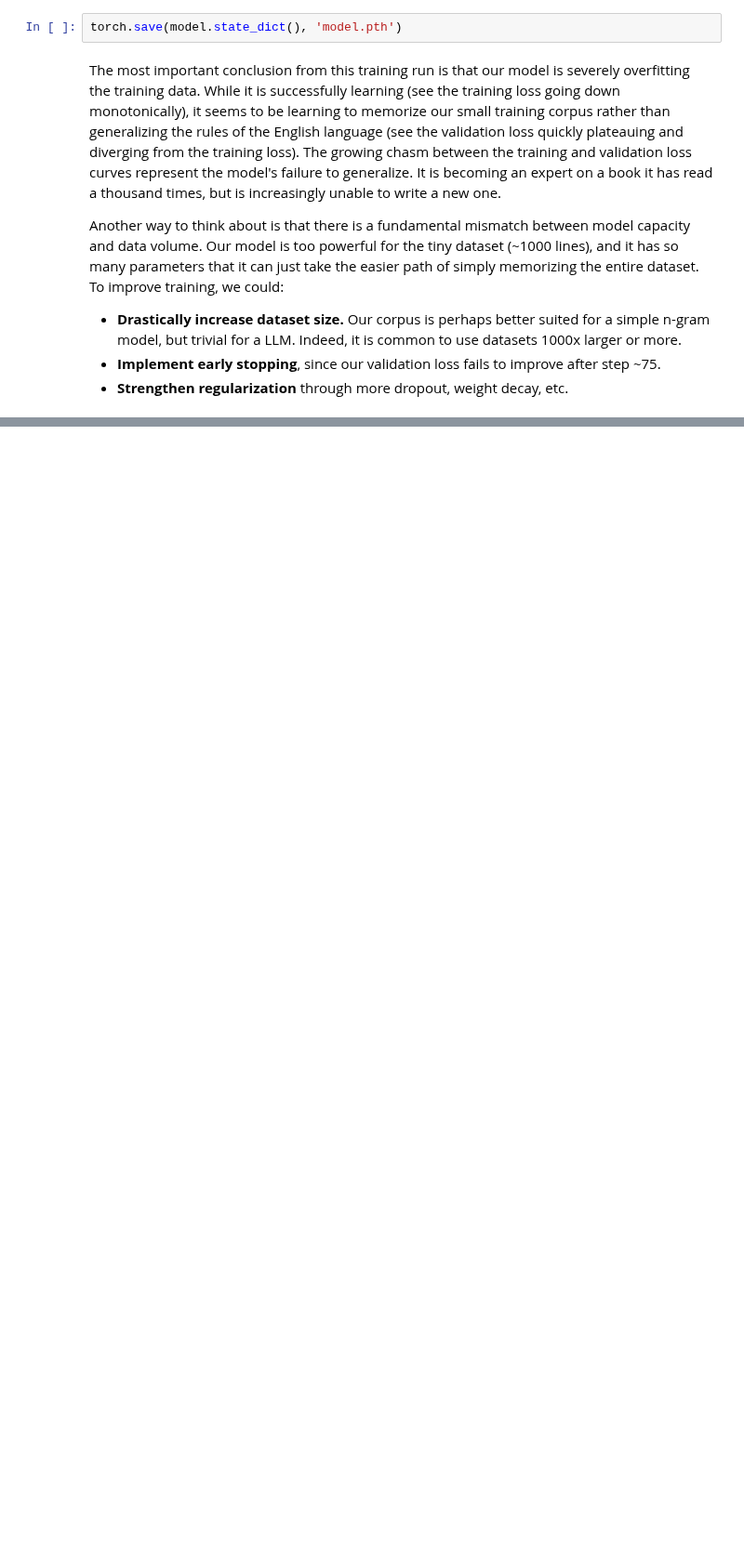
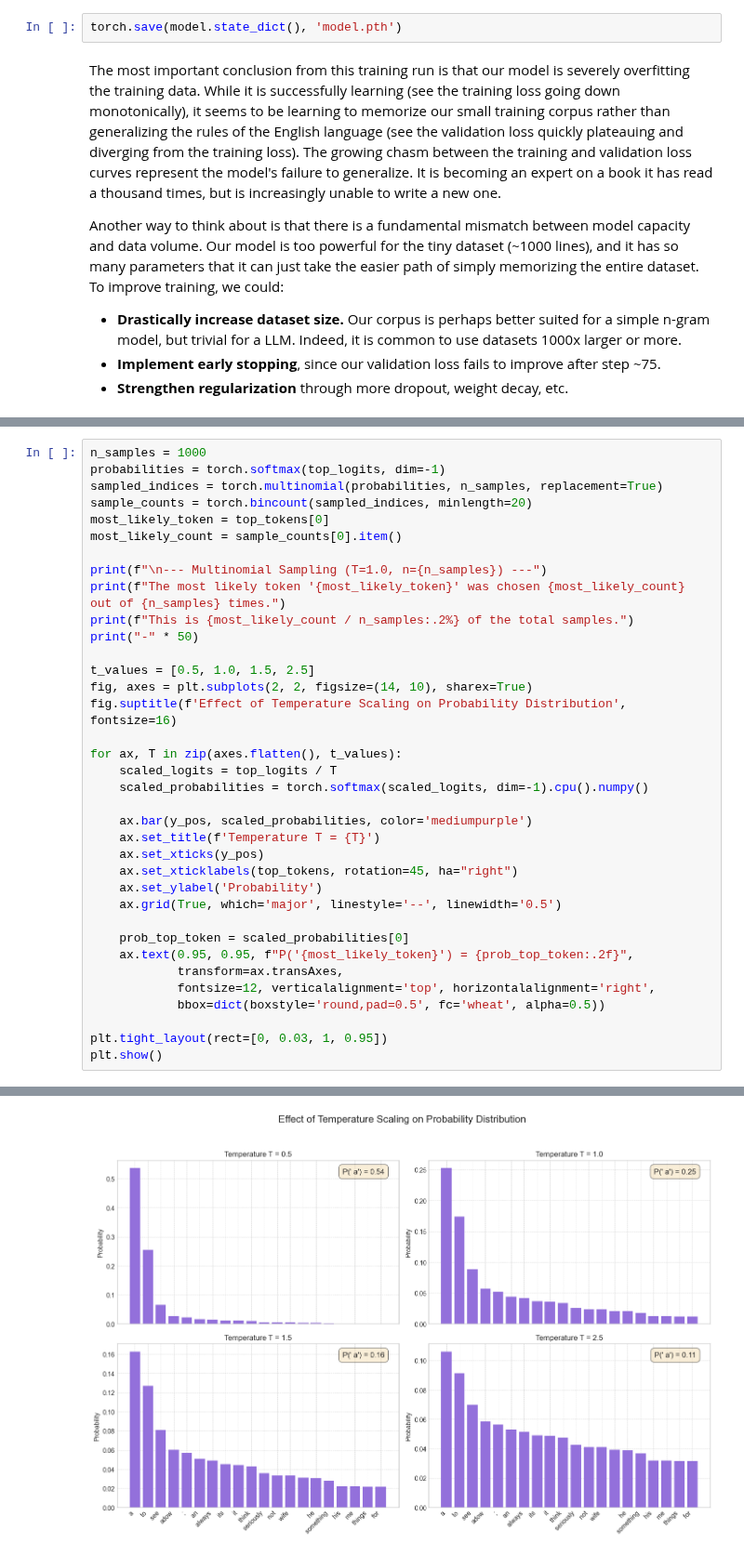
Before and after one commit to roodriigoooo/llm_deepdive, a Jupyter notebook: LLM/stage2/notebooks/pretraining.ipynb, the cells around one changed output, grey strips where cells are left out. Shown at 93% size. Drawn from its saved outputs; the diff is of its cells as text; blank space fills up the shorter version.

Commit message:
temperature scaling

```diff
--- a/LLM/stage2/notebooks/pretraining.ipynb
+++ b/LLM/stage2/notebooks/pretraining.ipynb
@@ -669,0 +744,37 @@ Another way to think about is that there is a fundamental mismatch between model
+# %%
+n_samples = 1000
+probabilities = torch.softmax(top_logits, dim=-1)
+sampled_indices = torch.multinomial(probabilities, n_samples, replacement=True)
+sample_counts = torch.bincount(sampled_indices, minlength=20)
+most_likely_token = top_tokens[0]
+most_likely_count = sample_counts[0].item()
+
+print(f"\n--- Multinomial Sampling (T=1.0, n={n_samples}) ---")
+print(f"The most likely token '{most_likely_token}' was chosen {most_likely_count} out of {n_samples} times.")
+print(f"This is {most_likely_count / n_samples:.2%} of the total samples.")
+print("-" * 50)
+
+t_values = [0.5, 1.0, 1.5, 2.5]
+fig, axes = plt.subplots(2, 2, figsize=(14, 10), sharex=True)
+fig.suptitle(f'Effect of Temperature Scaling on Probability Distribution', fontsize=16)
+
+for ax, T in zip(axes.flatten(), t_values):
+    scaled_logits = top_logits / T
+    scaled_probabilities = torch.softmax(scaled_logits, dim=-1).cpu().numpy()
+
+    ax.bar(y_pos, scaled_probabilities, color='mediumpurple')
+    ax.set_title(f'Temperature T = {T}')
+    ax.set_xticks(y_pos)
+    ax.set_xticklabels(top_tokens, rotation=45, ha="right")
+    ax.set_ylabel('Probability')
+    ax.grid(True, which='major', linestyle='--', linewidth='0.5')
+
+    prob_top_token = scaled_probabilities[0]
+    ax.text(0.95, 0.95, f"P('{most_likely_token}') = {prob_top_token:.2f}",
+            transform=ax.transAxes,
+            fontsize=12, verticalalignment='top', horizontalalignment='right',
+            bbox=dict(boxstyle='round,pad=0.5', fc='wheat', alpha=0.5))
+
+plt.tight_layout(rect=[0, 0.03, 1, 0.95])
+plt.show()
+# %% [output]
@@ -669,0 +785 @@ Another way to think about is that there is a fundamental mismatch between model
+[figure, added]
```
Also changed, not shown: parts of 8 cells of this notebook.
